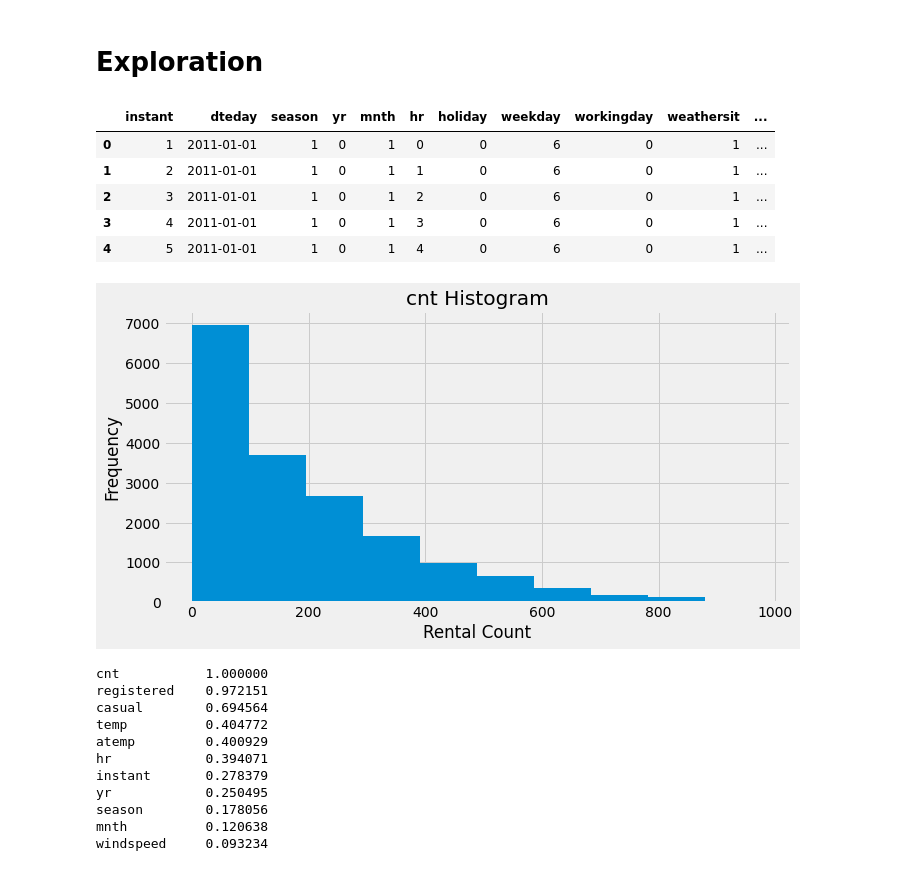
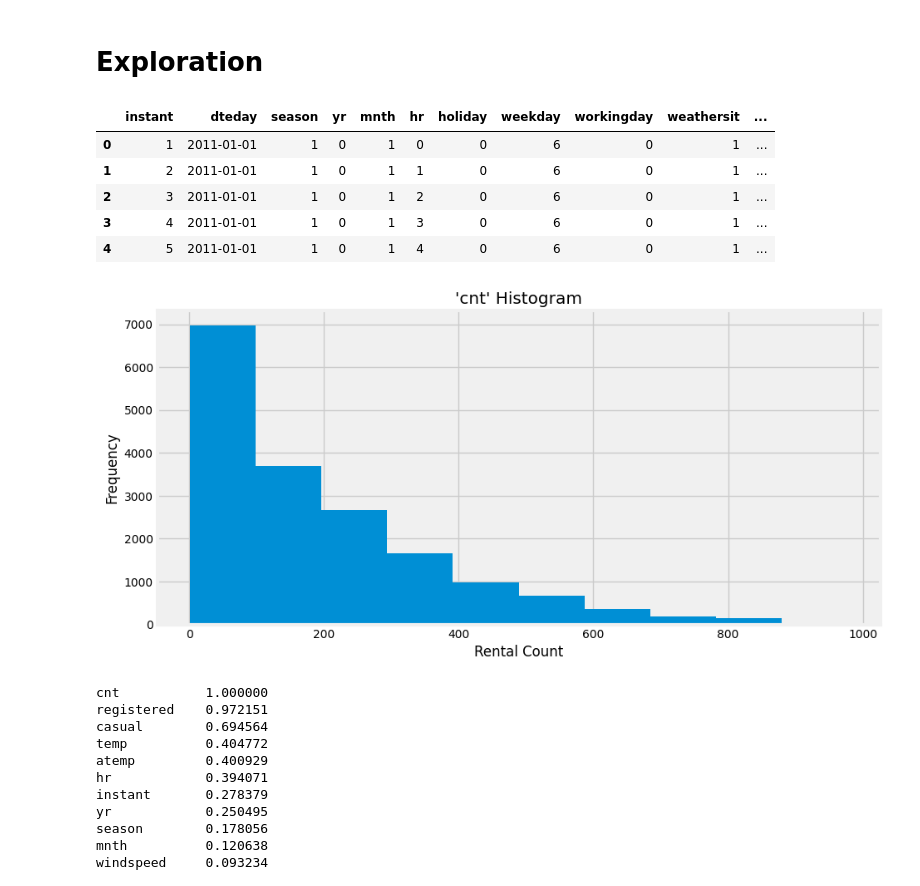
Before and after one commit to chouwwa/Predicting-Bicycle-Rentals, a Jupyter notebook: Predicting Bicycle Rentals.ipynb, the cells around one changed output. Saved outputs shown, nothing was run; the diff lists cells and outputs as text; code cells hidden in the pictures.

```diff
--- a/Predicting Bicycle Rentals.ipynb
+++ b/Predicting Bicycle Rentals.ipynb
@@ -100,20 +102,20 @@ memory usage: 2.2+ MB
 # %%
 display(bike_rentals.head())
 
-plt.figure('cnthist', figsize=(10,5))
+plt.figure('cnthist', figsize=(10,5), dpi=100)
 bike_rentals['cnt'].hist()
-plt.title('cnt Histogram')
+plt.title('\'cnt\' Histogram')
 plt.xlabel('Rental Count')
 plt.ylabel('Frequency')
 plt.show()
 # %% [output]
 |  | instant | dteday | season | yr | mnth | hr | holiday | weekday | workingday | weathersit | ... |
 | 0 | 1 | 2011-01-01 | 1 | 0 | 1 | 0 | 0 | 6 | 0 | 1 | ... |
 | 1 | 2 | 2011-01-01 | 1 | 0 | 1 | 1 | 0 | 6 | 0 | 1 | ... |
 | 2 | 3 | 2011-01-01 | 1 | 0 | 1 | 2 | 0 | 6 | 0 | 1 | ... |
 | 3 | 4 | 2011-01-01 | 1 | 0 | 1 | 3 | 0 | 6 | 0 | 1 | ... |
 | 4 | 5 | 2011-01-01 | 1 | 0 | 1 | 4 | 0 | 6 | 0 | 1 | ... |
-[figure, old version]
+[figure, new version]
 # %%
 bike_rentals.corr()['cnt'].sort_values(ascending=False)
 # %% [output]
```
Also changed, not shown: parts of 18 cells of this notebook.
